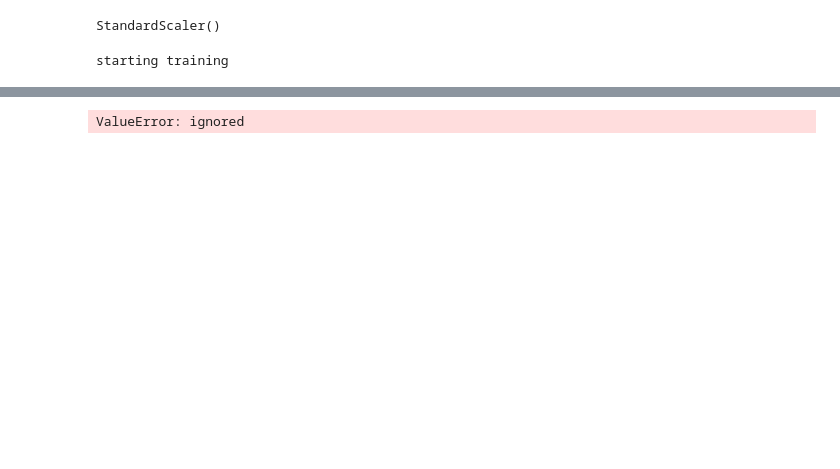
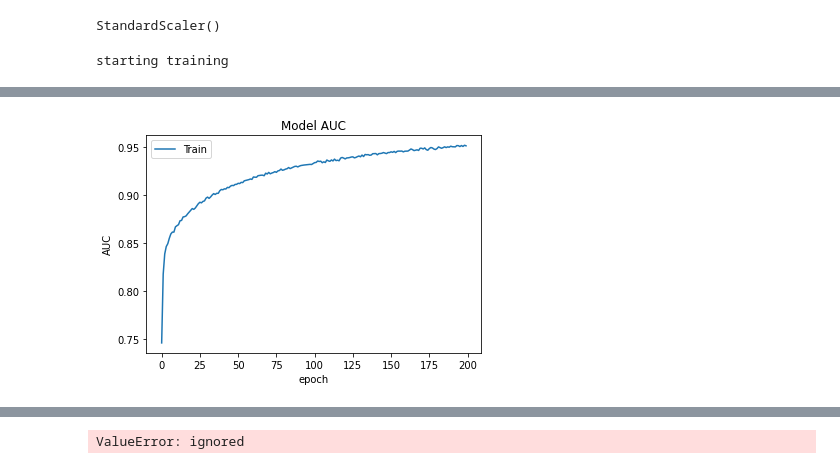
Before and after one commit to Rmccusker86/FraudulentCharges, a Jupyter notebook: finalmodelv121.ipynb, the cells around one changed output, grey strips where cells are left out. Cells and saved outputs as stored; diff of their text form; code cells hidden in the pictures; blank space fills up the shorter version.

```diff
--- a/finalmodel.ipynb
+++ b/finalmodelv121.ipynb
@@ -266,0 +281,11 @@ model.fit(
+# %%
+import matplotlib.pyplot as plt
+
+plt.plot(history.history['auc'])
+plt.title('Model AUC')
+plt.ylabel('AUC')
+plt.xlabel('epoch')
+plt.legend(['Train'], loc='upper left')
+plt.show()
+# %% [output]
+[figure, added]
```
Also changed, not shown: parts of 18 cells of this notebook.
